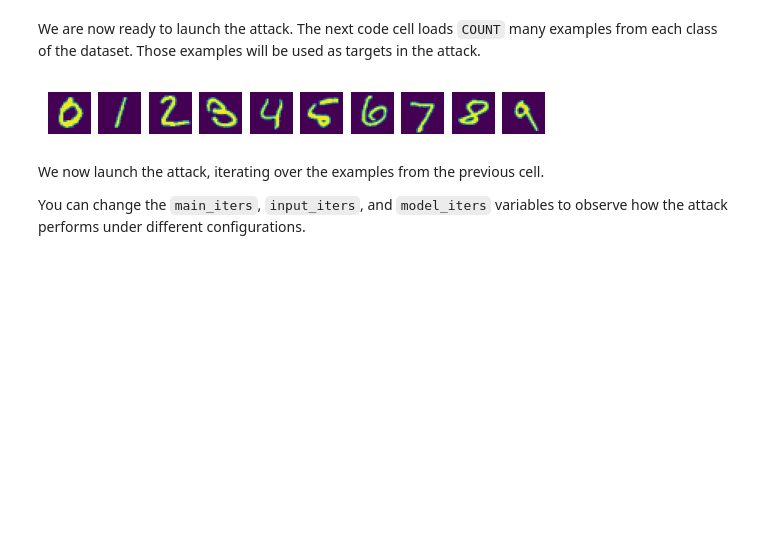
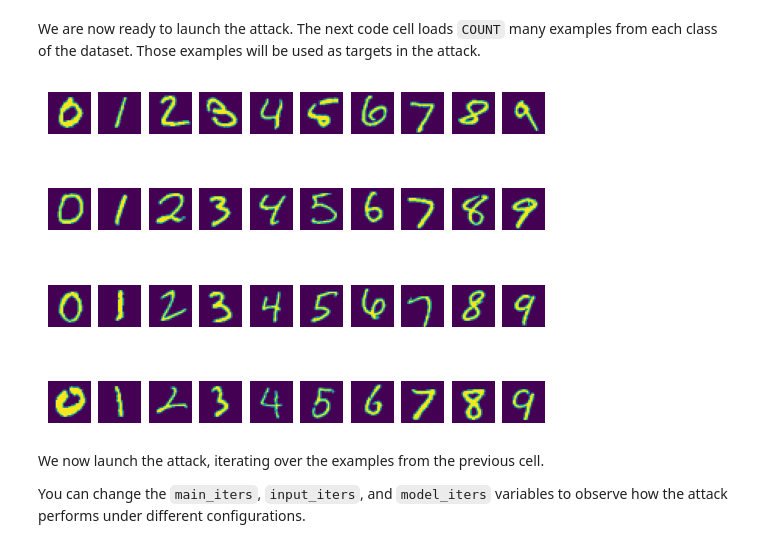
Before and after one commit to Andron00e/private-knowledge, a Jupyter notebook: unsplit/model_inversion_stealing.ipynb, the cells around one changed output. Cells and saved outputs as stored; diff of their text form; code cells hidden in the pictures; blank space fills up the shorter version.

```diff
--- a/unsplit/model_inversion_stealing.ipynb
+++ b/unsplit/model_inversion_stealing.ipynb
@@ -12,7 +12,7 @@ from unsplit.util import *
 # %% [markdown]
 Change the dataset and split layer values as desired. Dataset can be one of `mnist`, `f_mnist`, or `cifar` while the split depth is between 1 and 6 for MNIST datasets, and 1 and 8 for the CIFAR dataset.
 # %%
-split_layer = 2
+split_layer = 1
 # %%
 dataset = 'mnist'
 
@@ -85,15 +69,28 @@ Epoch: 9 Loss: 0.01657426729798317 Acc: 98.42476914720261
 # %% [markdown]
 We are now ready to launch the attack. The next code cell loads `COUNT` many examples from each class of the dataset. Those examples will be used as targets in the attack.
+# %%
+def display_imagelist(images, height, width, count=1):
+    fig, ax = plt.subplots(count, len(images)) #1
+    if count == 1:
+        for index, image in enumerate(images):
+            ax[index].axis('off')
+            ax[index].imshow(image.cpu().detach().reshape(height, width))
+    else:
+        for id, nested in enumerate(images):
+            for index, image in enumerate(nested):
+                ax[index, id].axis('off')
+                ax[index, id].imshow(image.cpu().detach().reshape(height, width))
+    plt.show()
 # %%
-COUNT = 1
+COUNT = 4
 
 inversion_targets = [get_examples_by_class(testset, c, count=COUNT) for c in range(10)]
 targetloader = torch.utils.data.DataLoader(inversion_targets, shuffle=False)
 mse = torch.nn.MSELoss()
 
-display_imagelist(inversion_targets, 28, 28)
+display_imagelist(inversion_targets, 28, 28, count=COUNT)
 # %% [output]
-[figure, old version]
+[figure, new version]
 # %% [markdown]
 We now launch the attack, iterating over the examples from the previous cell.
 
```
Also changed, not shown: parts of 10 cells of this notebook, 10 other files.
